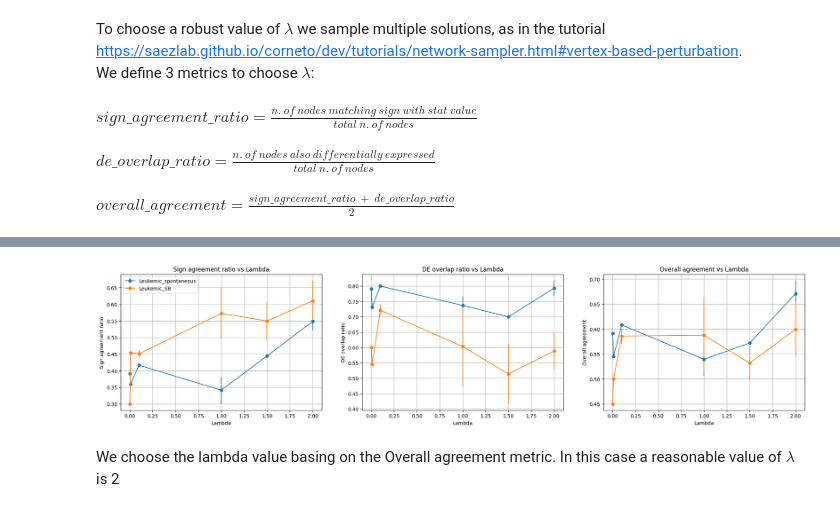
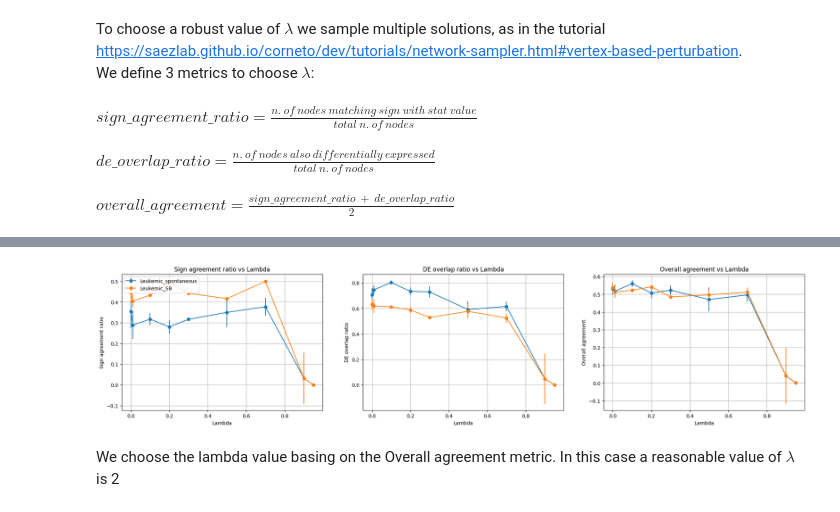
Before and after one commit to saezlab/corneto, a Jupyter notebook: docs/tutorials/contrib/multi_condition_tutorial/multi_condition_carnival.ipynb, the cells around one changed output, grey strips where cells are left out. Saved outputs shown, nothing was run; the diff lists cells and outputs as text; code cells hidden in the pictures.

```diff
--- a/docs/tutorials/contrib/multi_condition_tutorial/multi_condition_carnival.ipynb
+++ b/docs/tutorials/contrib/multi_condition_tutorial/multi_condition_carnival.ipynb
@@ -553,7 +636,7 @@ inputs2
 carnival_data2 = dict()
 for inp, v in inputs2.items():
     carnival_data2[inp] = dict(value=v, role="input", mapping="vertex")
-for out, v in measurements2.items():
+for out, v in d_measurements2.items():
     carnival_data2[out] = dict(value=v, role="output", mapping="vertex")
 data2 = cn.Data.from_cdict({"sample2": carnival_data2})
 data2
@@ -580,0 +681,3 @@ True
+# %%
+c = CarnivalFlow(lambda_reg=0, indirect_rule_penalty=1)
+P = c.build(G, data)
@@ -593,7 +725,7 @@ $overall\_agreement = \frac{sign\_agreement\_ratio\:+\:de\_overlap\_ratio}{2}$
 # retrieving alternative network solutions. This snippet will take a while to run
 from corneto.methods.sampler import sample_alternative_solutions
 
-lambda_val = [0.001, 0.01, 0.1, 1, 1.5, 2]
+lambda_val = [0, 0.01, 0.1, 0.2, 0.3, 0.5, 0.7, 0.9, 0.95]
 other_optimal_v = dict()  # collecting the vertex sampled solutions for each lambda
 index = dict()
 for i in lambda_val:
@@ -763,8 +896,12 @@ def compute_nodes_metrics(nodes, inputs, measurements, results_df, column):
     stat = results_df.loc[commmon_genes, "stat"]
     stat_sign = np.sign(stat)
     middle_nodes_sign = np.sign(nodes.loc[commmon_genes])
-    sign_agreement_ratio = (middle_nodes_sign == stat_sign).sum() / len(middle_nodes_sign)
-    de_overlap_ratio = len(set(de).intersection(middle_nodes)) / len(middle_nodes)
+    sign_agreement_ratio = 0
+    if len(middle_nodes_sign) > 0:
+        sign_agreement_ratio = (middle_nodes_sign == stat_sign).sum() / len(middle_nodes_sign)
+    de_overlap_ratio = 0
+    if len(middle_nodes) > 0:
+        de_overlap_ratio = len(set(de).intersection(middle_nodes)) / len(middle_nodes)
     overall_agreement = (np.array(de_overlap_ratio) + np.array(sign_agreement_ratio)) / 2
 
     return sign_agreement_ratio, de_overlap_ratio, overall_agreement
@@ -787,10 +924,10 @@ for k in other_optimal_v.keys():
         )  # retrieving node scores
 
         sign_agreement1, de_overlap1, overall_agreement1 = compute_nodes_metrics(
-            n, inputs1, measurements1, results_df1, "vertex_activity1"
+            n, inputs1, d_measurements1, results_df1, "vertex_activity1"
         )
         sign_agreement2, de_overlap2, overall_agreement2 = compute_nodes_metrics(
-            n, inputs2, measurements2, results_df2, "vertex_activity2"
+            n, inputs2, d_measurements2, results_df2, "vertex_activity2"
         )
 
         metrics1_per_sample.append(
@@ -824,34 +961,34 @@ m_sd_df2 = pd.DataFrame(metrics_sd_2_per_lambda)
 ##plotting metrics
 import matplotlib.pyplot as plt
 
 metric_name = ["sign_agreement", "de_overlap", "overall"]
 metric_label = ["Sign agreement ratio", "DE overlap ratio", "Overall agreement"]
 
 fig, axes = plt.subplots(1, 3, figsize=(25, 5), sharex=True)
 for i in range(len(metric_name)):
     axes[i].errorbar(
         lambda_val,
         m_avg_df1[metric_name[i]],
         yerr=m_sd_df1[metric_name[i]],
         label="Leukemic_spontaneous",
         marker="o",
     )
     axes[i].errorbar(
         lambda_val,
         m_avg_df2[metric_name[i]],
         yerr=m_sd_df2[metric_name[i]],
         label="Leukemic_SB",
         marker="o",
     )
     axes[i].grid()
     axes[i].set_xscale("linear")  # adjust scale according to your results
     axes[i].set_xlabel("Lambda")
     axes[i].set_ylabel(metric_label[i])
     axes[i].set_title(metric_label[i] + " vs Lambda")
     if i == 0:
         axes[i].legend(loc="upper left")
 # %% [output]
-[figure, old version]
+[figure, new version]
 # %% [markdown]
 We choose the lambda value basing on the Overall agreement metric. In this case a reasonable value of $\lambda$ is 2
 # %%
```
Also changed, not shown: parts of 27 cells of this notebook.
